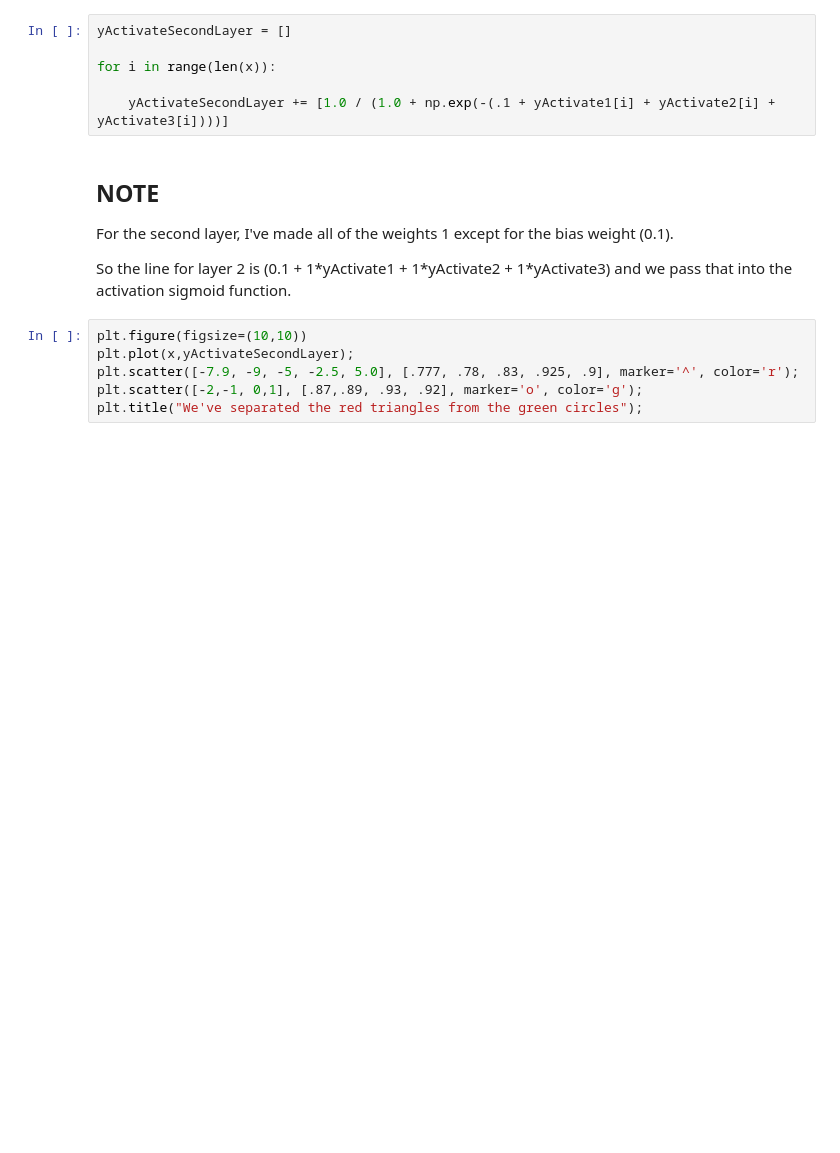
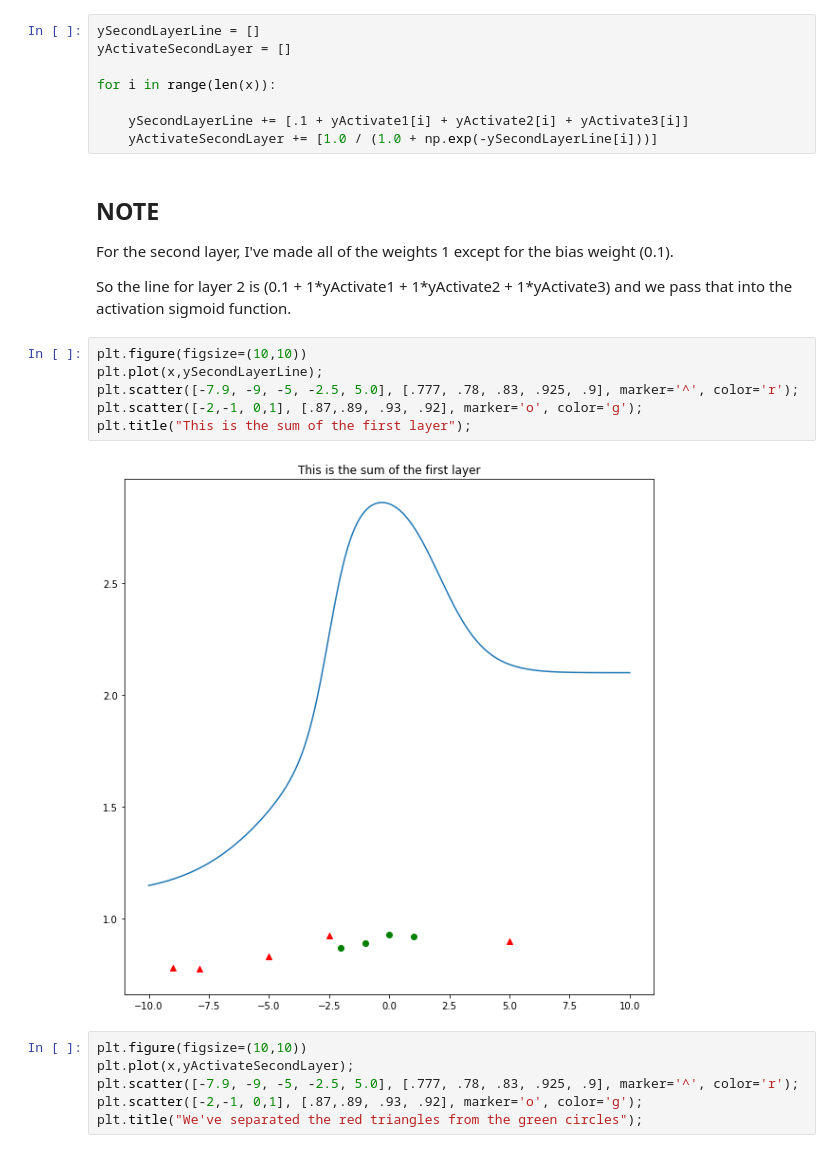
Before and after one commit to mas-dse-greina/dse999, a Jupyter notebook: chapter_07/Activation Layers.ipynb, the cells around one changed output. Drawn from its saved outputs; the diff is of its cells as text; blank space fills up the shorter version.

```diff
--- a/chapter_07/Activation Layers.ipynb
+++ b/chapter_07/Activation Layers.ipynb
@@ -72,17 +72,27 @@ plt.scatter([-2,-1, 0,1], [.87,.89, .93, .92], marker='o', color='g');
 
 So this is layer 2 of the neural network.
 # %%
+ySecondLayerLine = []
 yActivateSecondLayer = []
 
 for i in range(len(x)):
 
-    yActivateSecondLayer += [1.0 / (1.0 + np.exp(-(.1 + yActivate1[i] + yActivate2[i] + yActivate3[i])))]
+    ySecondLayerLine += [.1 + yActivate1[i] + yActivate2[i] + yActivate3[i]]
+    yActivateSecondLayer += [1.0 / (1.0 + np.exp(-ySecondLayerLine[i]))]
 # %% [markdown]
 ## NOTE
 
 For the second layer, I've made all of the weights 1 except for the bias weight (0.1).
 
 So the line for layer 2 is (0.1 + 1\*yActivate1 + 1\*yActivate2 + 1\*yActivate3) and we pass that into the activation sigmoid function.
+# %%
+plt.figure(figsize=(10,10))
+plt.plot(x,ySecondLayerLine);
+plt.scatter([-7.9, -9, -5, -2.5, 5.0], [.777, .78, .83, .925, .9], marker='^', color='r');
+plt.scatter([-2,-1, 0,1], [.87,.89, .93, .92], marker='o', color='g');
+plt.title("This is the sum of the first layer");
+# %% [output]
+[figure, added]
 # %%
 plt.figure(figsize=(10,10))
 plt.plot(x,yActivateSecondLayer);
```
